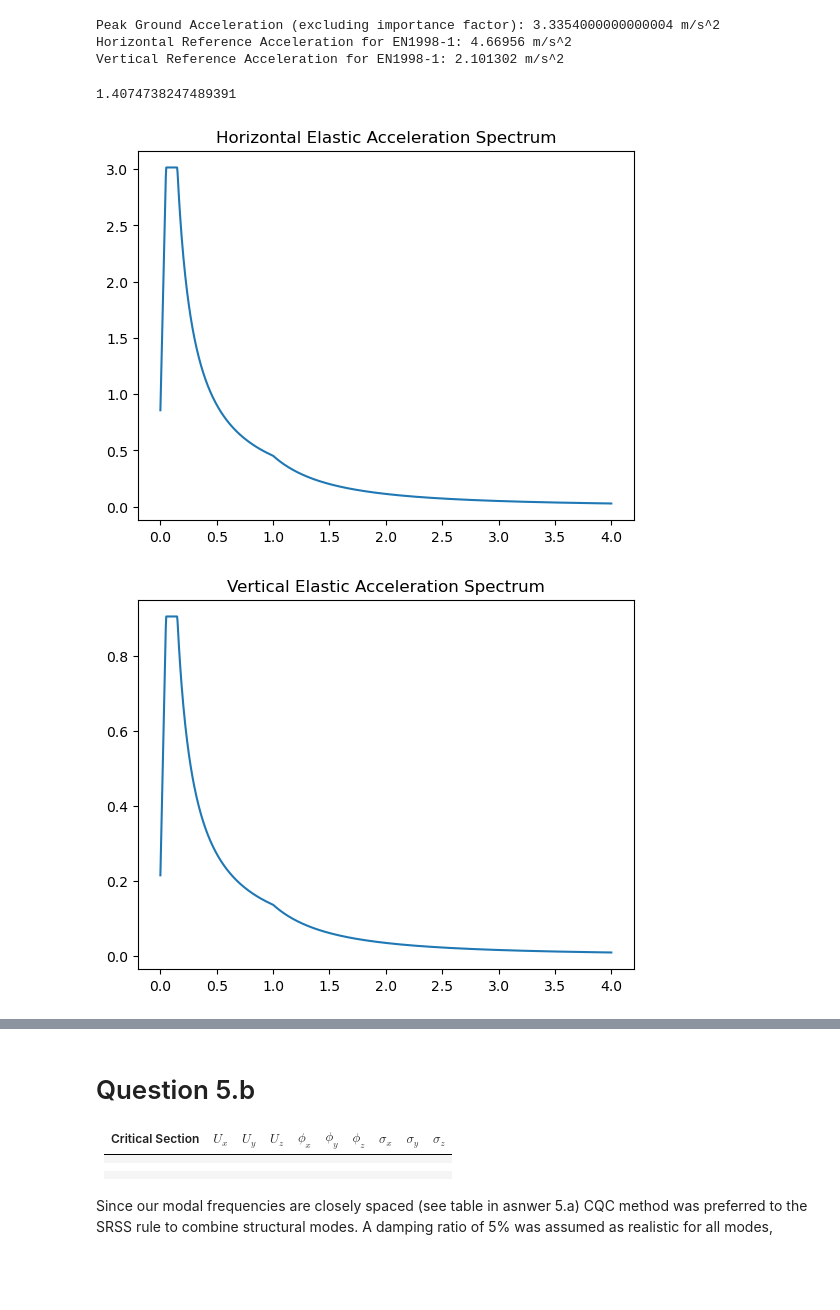
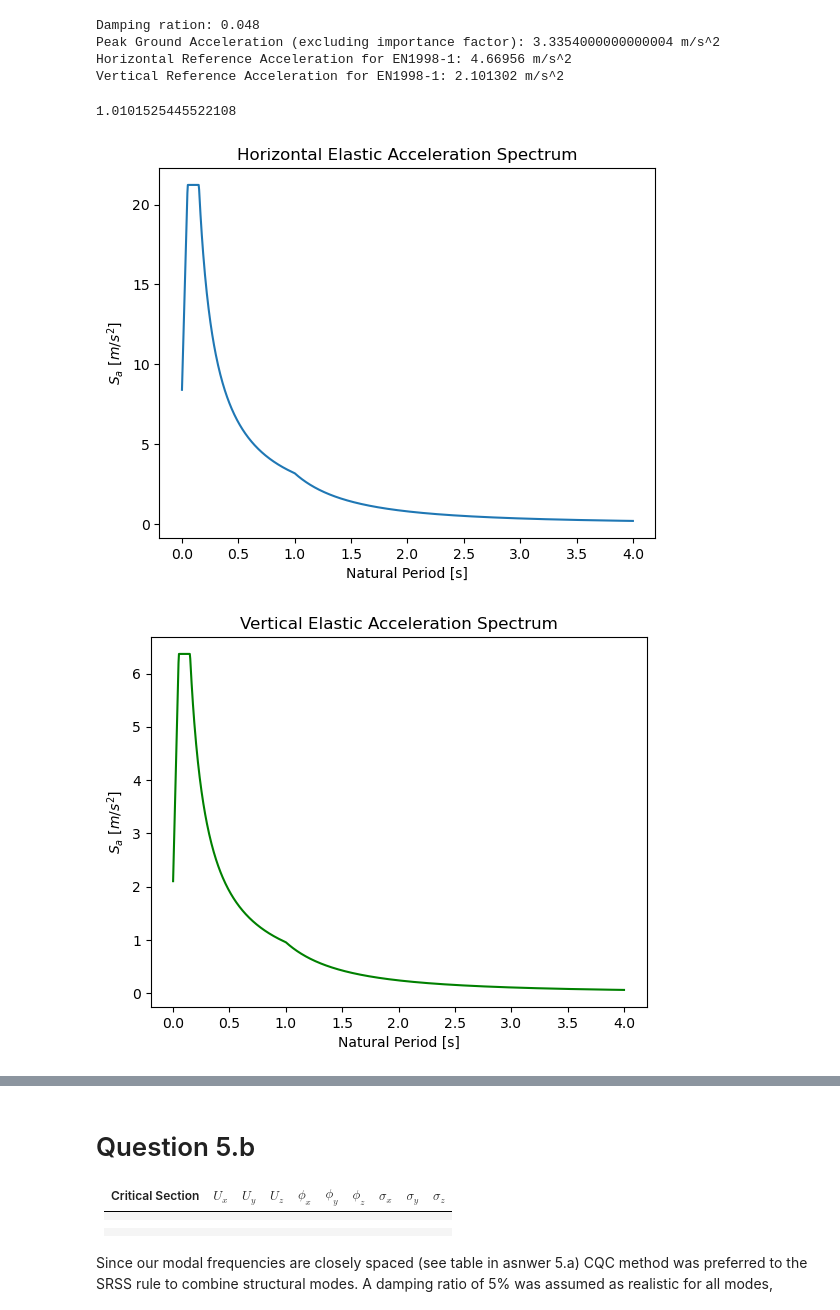
Before and after one commit to Lymone96/CIEM5220-Group2, a Jupyter notebook: 1_SRE/Part 2/Python for Project Work SRE_Part 2/Part B - Notebook (Answers 3-6).ipynb, the cells around one changed output, grey strips where cells are left out. Cells and saved outputs as stored; diff of their text form; code cells hidden in the pictures; blank space fills up the shorter version.

```diff
--- a/1_SRE/Part 2/Python for Project Work SRE_Part 2/Part B - Notebook (Answers 3-6).ipynb
+++ b/1_SRE/Part 2/Python for Project Work SRE_Part 2/Part B - Notebook (Answers 3-6).ipynb
@@ -32,22 +20,31 @@ A, B, C, D, E, F, G = student_number
 
 
 g = 9.81                    # Gravitational acceleration [m/s^2]
-xi = 0.040 + C * 1e-3        # Damping ratio []
-PGA = (0.33 + D * 1e-2)      # Peak ground acceleration [g]
-gamma = 1.4                  # Importance factor [] - Importance class IV (assigned) corresponds to gamma=1.4 according to EN1998-1-1 (par 4.2.5)
-a_g_ref = PGA*gamma
-a_vg_ref = a_g_ref*0.45      #  - Type 2 Earthquake (M_s = 5.0, assigned parameter)
+xi = 0.040 + C * 1e-3       # Damping ratio []
+PGA = (0.33 + D * 1e-2)     # Peak ground acceleration [g]
+gamma = 1.4                 # Importance factor [] - Importance class IV (assigned) corresponds to gamma=1.4 according to EN1998-1-1 (par 4.2.5)
+a_g_ref = PGA*gamma         # Horizontal Reference acceleration [g] - Type 2 Earthquake (M_s = 5.0, assigned parameter)
+a_vg_ref = a_g_ref*0.45     # Vertical Reference acceleration [g] - Type 2 Earthquake (M_s = 5.0, assigned parameter)
 
+print(f"Damping ration: {xi:.3}")
 print(f"Peak Ground Acceleration (excluding importance factor): {PGA*g} m/s^2")
 print(f"Horizontal Reference Acceleration for EN1998-1: {a_g_ref*g} m/s^2")
 print(f"Vertical Reference Acceleration for EN1998-1: {a_vg_ref*g} m/s^2")
 # %% [output]
+Damping ration: 0.048
 Peak Ground Acceleration (excluding importance factor): 3.3354000000000004 m/s^2
 Horizontal Reference Acceleration for EN1998-1: 4.66956 m/s^2
 Vertical Reference Acceleration for EN1998-1: 2.101302 m/s^2
 # %%
-eta = np.sqrt(10/(5+xi))
-print(eta) #Add eta check
+# Converting accelerations to m/s^2 for consistency with previous analysis
+a_g_ref_ms2 = PGA*gamma*g
+a_vg_ref_ms2 = a_g_ref*0.45*g
+
+# Ground Type D - According to assignment input parameters
+
+eta = np.sqrt(10/(5+xi*100))
+print(eta)
+
 S = 1.8
 TB = 0.10
 TC = 0.30
@@ -56,16 +53,16 @@ def horizontal_elastic_acc_spectrum(T, eta):
  Se_T_values = []
  for T in T:
    if 0 <= T <= TB:
-      Se_T = a_g_ref * S * (1 + (T / TB) * (eta * 2.5 - 1))
+      Se_T = a_g_ref_ms2 * S * (1 + (T / TB) * (eta * 2.5 - 1))
       Se_T_values.append(Se_T)
    elif TB < T <= TC:
-      Se_T = a_g_ref * S * eta * 2.5
+      Se_T = a_g_ref_ms2 * S * eta * 2.5
       Se_T_values.append(Se_T)
    elif TC < T <= TD:
-      Se_T = a_g_ref * S * eta * 2.5 * (TC / T)
+      Se_T = a_g_ref_ms2 * S * eta * 2.5 * (TC / T)
       Se_T_values.append(Se_T)
    elif TD < T <= 4.0:
-      Se_T = a_g_ref * S * eta * 2.5 * (TC * TD) / (T ** 2)
+      Se_T = a_g_ref_ms2 * S * eta * 2.5 * (TC * TD) / (T ** 2)
       Se_T_values.append(Se_T)
    else:
       Se_T = 0  # Or raise an exception or handle out-of-range T
@@ -76,41 +73,45 @@ def horizontal_elastic_acc_spectrum(T, eta):
 TB = 0.05
 TC = 0.15
 TD = 1.0
 
 def vertical_elastic_acceleration_response_spectrum(T, eta):
   Svd_T_values = []
   for T in T:
       if 0 <= T <= TB:
-           Svd_T = a_vg_ref * (1 + (T / TB) * (eta * 3.0 - 1))
+           Svd_T = a_vg_ref_ms2 * (1 + (T / TB) * (eta * 3.0 - 1))
            Svd_T_values.append(Svd_T)
       elif TB < T <= TC:
-          Svd_T = a_vg_ref * eta * 3.0
+          Svd_T = a_vg_ref_ms2 * eta * 3.0
           Svd_T_values.append(Svd_T)
       elif TC < T <= TD:
-          Svd_T = a_vg_ref * eta * 3.0 * (TC / T)
+          Svd_T = a_vg_ref_ms2 * eta * 3.0 * (TC / T)
           Svd_T_values.append(Svd_T)
       elif TD < T:
-          Svd_T = a_vg_ref * eta * 3.0 * (TC * TD) / (T ** 2)
+          Svd_T = a_vg_ref_ms2 * eta * 3.0 * (TC * TD) / (T ** 2)
           Svd_T_values.append(Svd_T)
       else:
           Svd_T = 0  # Or handle as out-of-rang
           Svd_T_values.append(Svd_T)
   return Svd_T_values
 
 
 T = np.linspace(0,4,1000)
 
 plt.plot(T,horizontal_elastic_acc_spectrum(T,eta))
 plt.title("Horizontal Elastic Acceleration Spectrum")
+plt.xlabel(r'Natural Period [s]')
+plt.ylabel(r'$S_a$ [$m/s^2$]')
 plt.show()
 
-plt.plot(T,vertical_elastic_acceleration_response_spectrum(T,eta))
+plt.plot(T,vertical_elastic_acceleration_response_spectrum(T,eta),color='g')
 plt.title("Vertical Elastic Acceleration Spectrum")
+plt.xlabel(r'Natural Period [s]')
+plt.ylabel(r'$S_a$ [$m/s^2$]')
 plt.show()
 # %% [output]
-1.4074738247489391
+1.0101525445522108
-[figure, old version]
+[figure, new version]
-[figure, old version]
+[figure, new version]
 # %%
 # Acceleration-Displacement Response Spectrum
 
```
Also changed, not shown: parts of 8 cells of this notebook, 12 other files.
